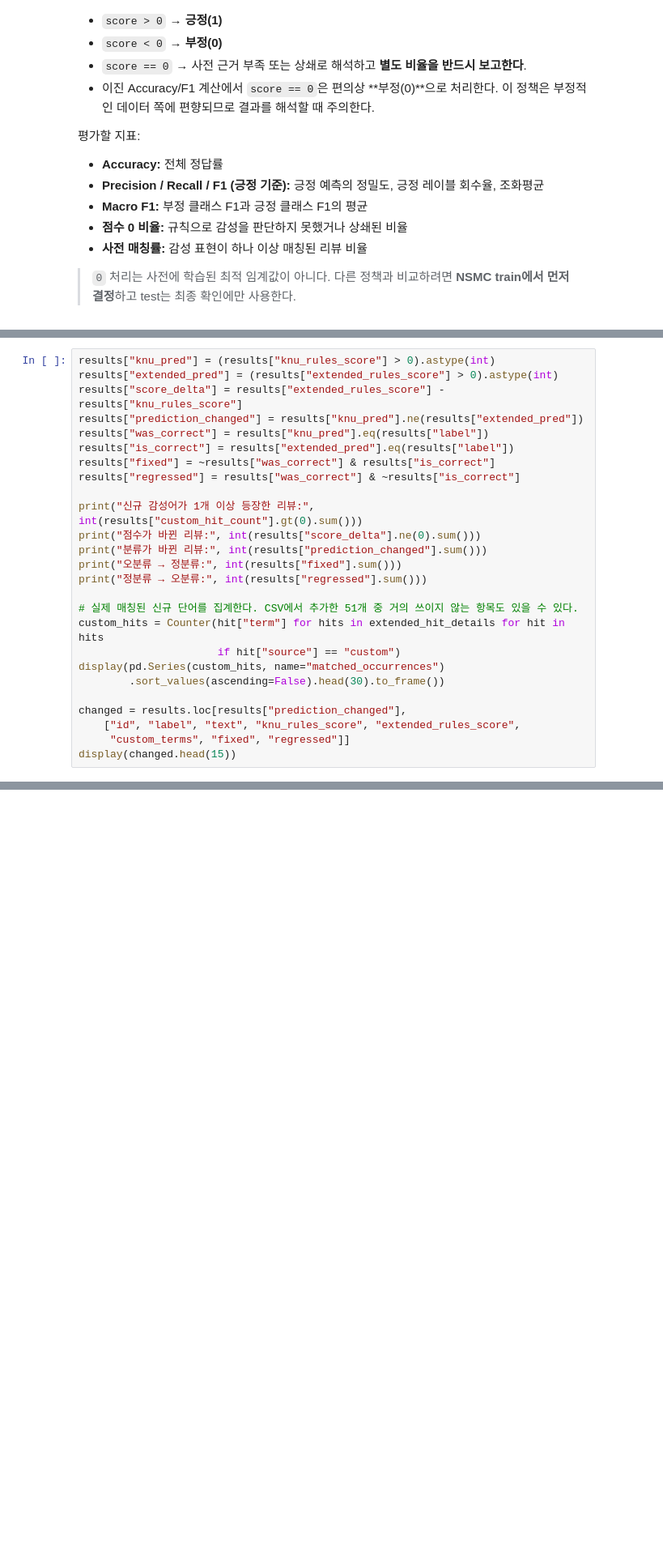
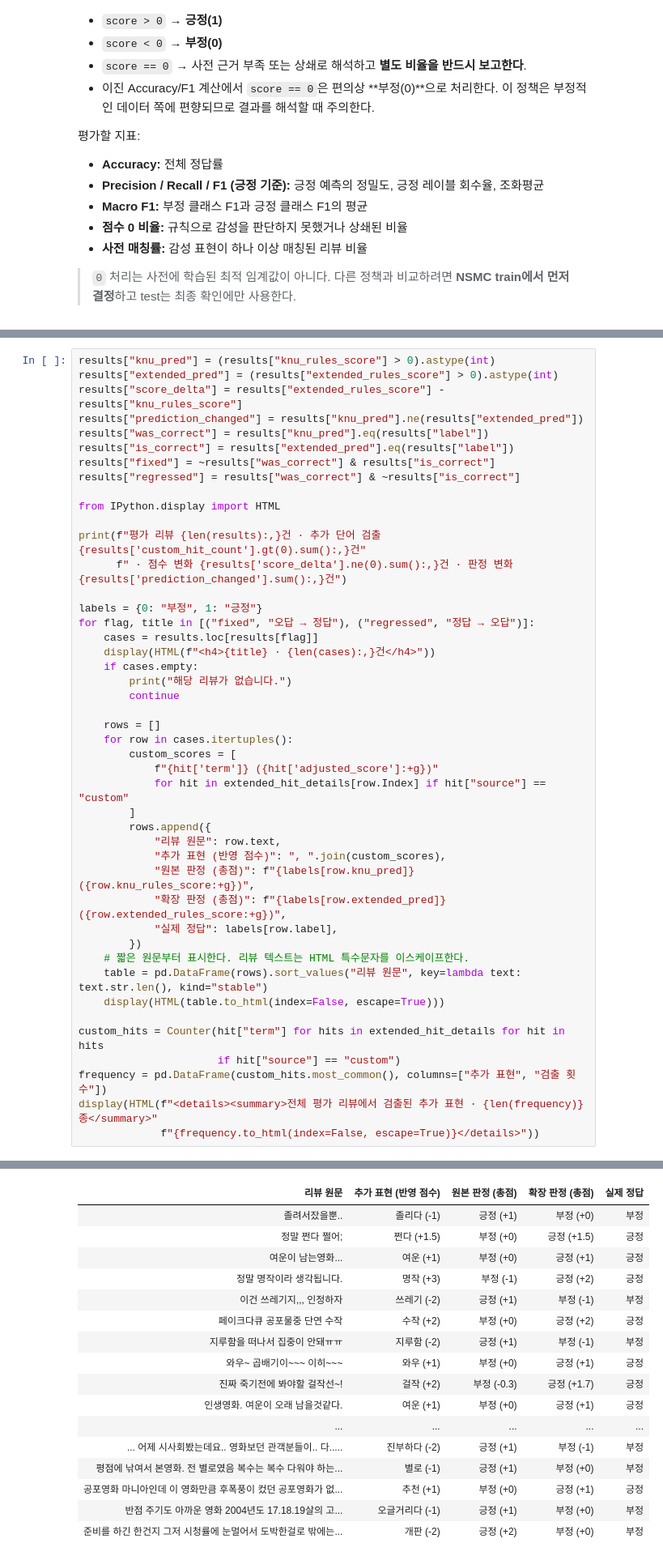
Before and after one commit to jhj9109/cousera_test, a Jupyter notebook: notebooks/05_korean_sentiment_scoring_evaluation.ipynb, the cells around one changed output, grey strips where cells are left out. Shown at 81% size. Drawn from its saved outputs; the diff is of its cells as text; blank space fills up the shorter version.

Commit message:
확장 감성사전으로 판정이 바뀐 리뷰 전체 비교
평가 커널에서 프로젝트 JDK를 찾도록 보완한다. 동일한 규칙으로 분석한 NSMC 리뷰 1,000건에서 판정이 바뀐 34건을 개선 27건과 악화 7건으로 나누고, 원문·추가 표현·반영 점수·정답을 함께 표시한다.

```diff
--- a/notebooks/05_korean_sentiment_scoring_evaluation.ipynb
+++ b/notebooks/05_korean_sentiment_scoring_evaluation.ipynb
@@ -410,19 +571,39 @@ results["is_correct"] = results["extended_pred"].eq(results["label"])
 results["fixed"] = ~results["was_correct"] & results["is_correct"]
 results["regressed"] = results["was_correct"] & ~results["is_correct"]
 
-print("신규 감성어가 1개 이상 등장한 리뷰:", int(results["custom_hit_count"].gt(0).sum()))
-print("점수가 바뀐 리뷰:", int(results["score_delta"].ne(0).sum()))
-print("분류가 바뀐 리뷰:", int(results["prediction_changed"].sum()))
-print("오분류 → 정분류:", int(results["fixed"].sum()))
-print("정분류 → 오분류:", int(results["regressed"].sum()))
+from IPython.display import HTML
 
-# 실제 매칭된 신규 단어를 집계한다. CSV에서 추가한 51개 중 거의 쓰이지 않는 항목도 있을 수 있다.
+print(f"평가 리뷰 {len(results):,}건 · 추가 단어 검출 {results['custom_hit_count'].gt(0).sum():,}건"
+      f" · 점수 변화 {results['score_delta'].ne(0).sum():,}건 · 판정 변화 {results['prediction_changed'].sum():,}건")
+
+labels = {0: "부정", 1: "긍정"}
+for flag, title in [("fixed", "오답 → 정답"), ("regressed", "정답 → 오답")]:
+    cases = results.loc[results[flag]]
+    display(HTML(f"<h4>{title} · {len(cases):,}건</h4>"))
+    if cases.empty:
+        print("해당 리뷰가 없습니다.")
+        continue
+
+    rows = []
+    for row in cases.itertuples():
+        custom_scores = [
+            f"{hit['term']} ({hit['adjusted_score']:+g})"
+            for hit in extended_hit_details[row.Index] if hit["source"] == "custom"
+        ]
+        rows.append({
+            "리뷰 원문": row.text,
+            "추가 표현 (반영 점수)": ", ".join(custom_scores),
+            "원본 판정 (총점)": f"{labels[row.knu_pred]} ({row.knu_rules_score:+g})",
+            "확장 판정 (총점)": f"{labels[row.extended_pred]} ({row.extended_rules_score:+g})",
+            "실제 정답": labels[row.label],
+        })
+    # 짧은 원문부터 표시한다. 리뷰 텍스트는 HTML 특수문자를 이스케이프한다.
+    table = pd.DataFrame(rows).sort_values("리뷰 원문", key=lambda text: text.str.len(), kind="stable")
+    display(HTML(table.to_html(index=False, escape=True)))
+
 custom_hits = Counter(hit["term"] for hits in extended_hit_details for hit in hits
                       if hit["source"] == "custom")
-display(pd.Series(custom_hits, name="matched_occurrences")
-        .sort_values(ascending=False).head(30).to_frame())
-
-changed = results.loc[results["prediction_changed"],
-    ["id", "label", "text", "knu_rules_score", "extended_rules_score",
-     "custom_terms", "fixed", "regressed"]]
-display(changed.head(15))
+frequency = pd.DataFrame(custom_hits.most_common(), columns=["추가 표현", "검출 횟수"])
+display(HTML(f"<details><summary>전체 평가 리뷰에서 검출된 추가 표현 · {len(frequency)}종</summary>"
+             f"{frequency.to_html(index=False, escape=True)}</details>"))
+# %% [output]
@@ -428,0 +612,17 @@ display(changed.head(15))
+| 리뷰 원문 | 추가 표현 (반영 점수) | 원본 판정 (총점) | 확장 판정 (총점) | 실제 정답 |
+| 졸려서잤을뿐.. | 졸리다 (-1) | 긍정 (+1) | 부정 (+0) | 부정 |
+| 정말 쩐다 쩔어; | 쩐다 (+1.5) | 부정 (+0) | 긍정 (+1.5) | 긍정 |
+| 여운이 남는영화... | 여운 (+1) | 부정 (+0) | 긍정 (+1) | 긍정 |
+| 정말 명작이라 생각됩니다. | 명작 (+3) | 부정 (-1) | 긍정 (+2) | 긍정 |
+| 이건 쓰레기지,,, 인정하자 | 쓰레기 (-2) | 긍정 (+1) | 부정 (-1) | 부정 |
+| 페이크다큐 공포물중 단연 수작 | 수작 (+2) | 부정 (+0) | 긍정 (+2) | 긍정 |
+| 지루함을 떠나서 집중이 안돼ㅠㅠ | 지루함 (-2) | 긍정 (+1) | 부정 (-1) | 부정 |
+| 와우~ 곱배기이~~~ 이히~~~ | 와우 (+1) | 부정 (+0) | 긍정 (+1) | 긍정 |
+| 진짜 죽기전에 봐야할 걸작선~! | 걸작 (+2) | 부정 (-0.3) | 긍정 (+1.7) | 긍정 |
+| 인생영화. 여운이 오래 남을것같다. | 여운 (+1) | 부정 (+0) | 긍정 (+1) | 긍정 |
+| ... | ... | ... | ... | ... |
+| ... 어제 시사회봤는데요.. 영화보던 관객분들이.. 다..... | 진부하다 (-2) | 긍정 (+1) | 부정 (-1) | 부정 |
+| 평점에 낚여서 본영화. 전 별로였음 복수는 복수 다워야 하는... | 별로 (-1) | 긍정 (+1) | 부정 (+0) | 부정 |
+| 공포영화 마니아인데 이 영화만큼 후폭풍이 컸던 공포영화가 없... | 추천 (+1) | 부정 (+0) | 긍정 (+1) | 긍정 |
+| 반점 주기도 아까운 영화 2004년도 17.18.19살의 고... | 오글거리다 (-1) | 긍정 (+1) | 부정 (+0) | 부정 |
+| 준비를 하긴 한건지 그저 시청률에 눈멀어서 도박한걸로 밖에는... | 개판 (-2) | 긍정 (+2) | 부정 (+0) | 부정 |
```
Also changed, not shown: parts of 15 cells of this notebook.
